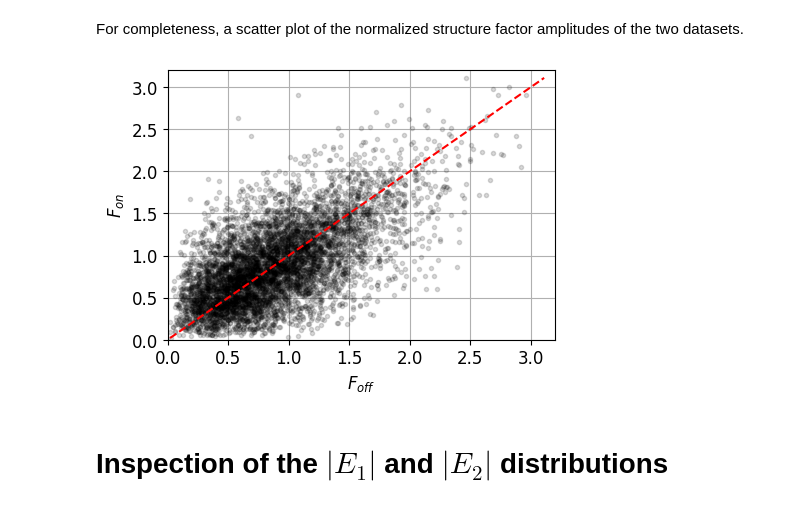
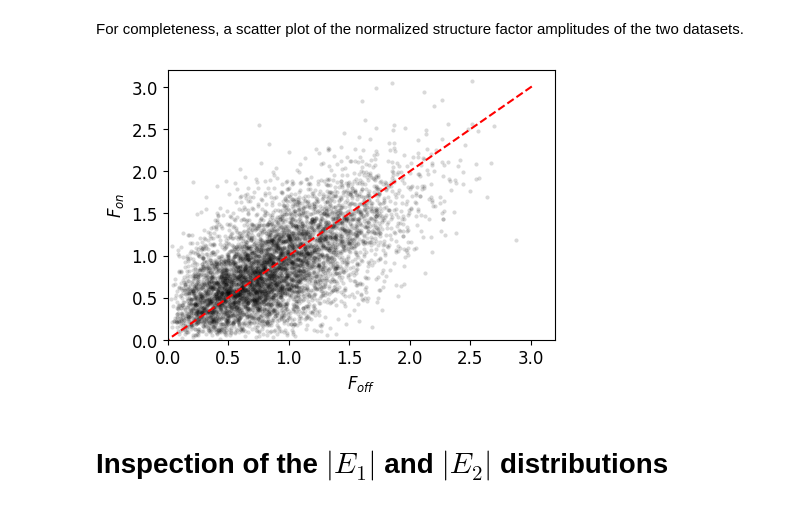
Before and after one commit to Hekstra-Lab/dw, a Jupyter notebook: 3_Fitting_DW_to_paired_data.ipynb, the cells around one changed output. Saved outputs shown, nothing was run; the diff lists cells and outputs as text; code cells hidden in the pictures.

```diff
--- a/3_Fitting_DW_to_paired_data.ipynb
+++ b/3_Fitting_DW_to_paired_data.ipynb
@@ -30,7 +30,13 @@ from dw_tools        import fitting_dw, modify_ds
 %autoreload 2
 rs.__version__
 
-plt.rcParams.update({'font.size': 12})
+new_rc_params = {
+    'text.usetex': False,
+    "svg.fonttype": 'none',
+    "font.size" : 12,
+}
+
+plt.rcParams.update(new_rc_params)
 plt.rcParams.update({'figure.figsize':(5,3.5)})
 # %% [output]
 Autosaving every 300 seconds
@@ -46,9 +52,10 @@ fig_dir = "results_figs/"
 data_set_pairs = {0:("5kvx_phases", "5kw3_phases"),\
                   1:("3pyp_phases", "1nwz_phases"),\
                   2:("4kjk_phases", "4kjj_phases", "4pst_phases", "4pss_phases"),\
-                  3:("NECAT_PTP1B_RT_SAD/7rin_phases", "NECAT_PTP1B_RT_SAD/7mm1_phases")}
+                  3:("NECAT_PTP1B_RT_SAD/7rin_phases", "NECAT_PTP1B_RT_SAD/7mm1_phases"),\
+                  4:("4eul_phases","2y0g_phases")}
 
-example=2
+example=3
 ix1 = 0
 ix2 = 1
 mtz1 = data_set_pairs[example][ix1] # omit .mtz
@@ -137,16 +144,18 @@ ds1_2.to_pickle(path + "_with_rDW.pkl")
 For completeness, a scatter plot of the normalized structure factor amplitudes of the two datasets.
 # %%
 subset = ds1_2[[EP1_label, EP2_label]].sample(6000).to_numpy()
-plt.plot(subset[:,0], subset[:,1],'k.',alpha=0.15)
+plt.plot(subset[:,0], subset[:,1],'k.',alpha=0.15,markeredgewidth=0)
 xl=np.array(plt.xlim())
 plt.plot(xl,xl,'r--')
-plt.grid(); plt.xlim((0,3.2)); plt.ylim((0,3.2))
+plt.xlim((0,3.2)); plt.ylim((0,3.2))
 plt.xlabel(r'$F_{off}$')
 plt.ylabel(r'$F_{on}$')
-#
+plt.savefig(fig_dir + \
+            os.path.basename(data_set_pairs[example][ix1]) + "_" + \
+            os.path.basename(data_set_pairs[example][ix2]) + "_amplitude_scatter.svg")
 plt.show()
 # %% [output]
-[figure, old version]
+[figure, new version]
 # %% [markdown]
 # Inspection of the $|E_1|$ and $|E_2|$ distributions
 # %% [markdown]
```
Also changed, not shown: parts of 14 cells of this notebook, 42 other files.
